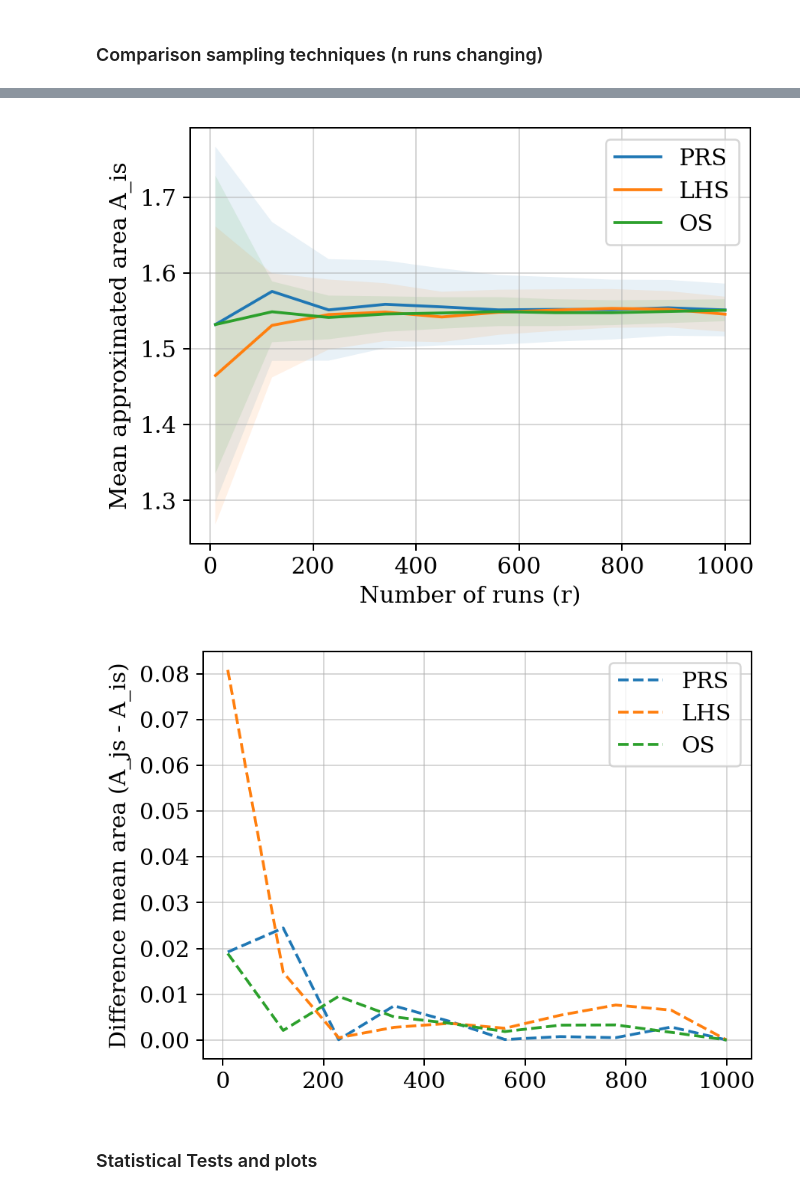
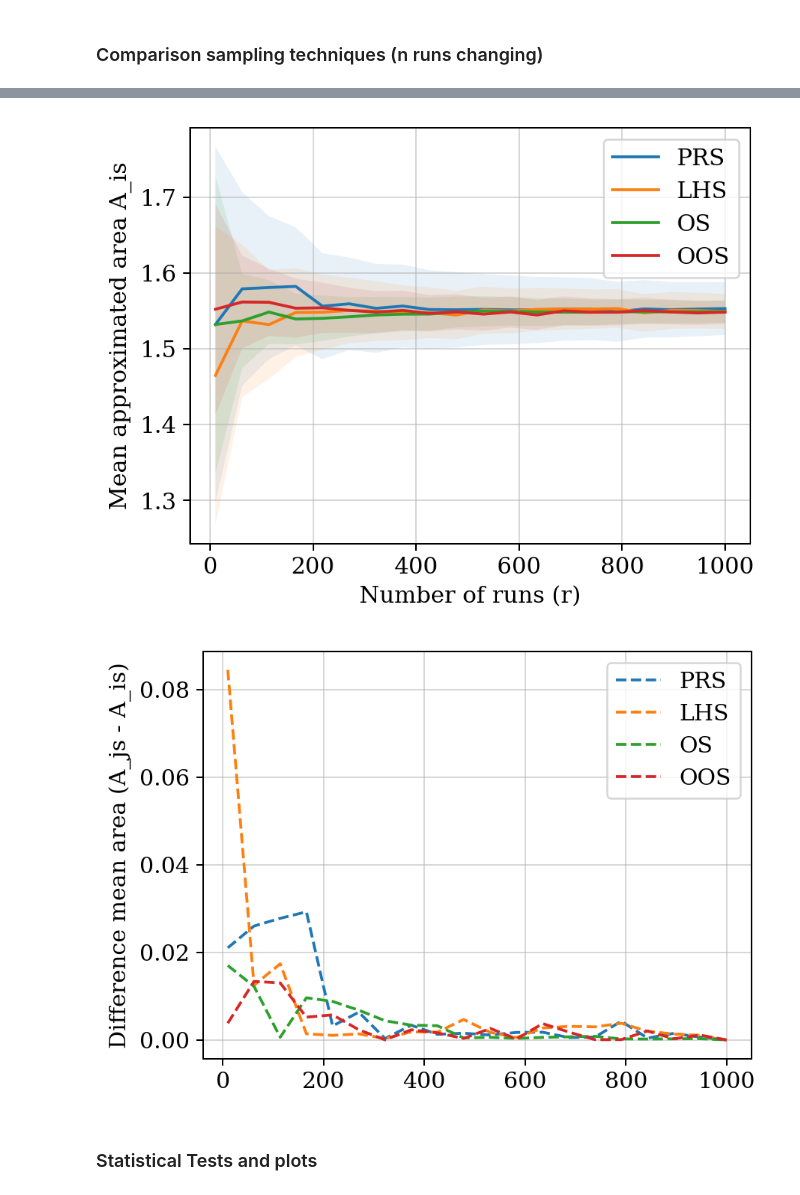
Before and after one commit to soudy/stoch-simulation-assignment1, a Jupyter notebook: notebooks/Mandelbrot_Monte_Carlo.ipynb, the cells around one changed output, grey strips where cells are left out. Saved outputs shown, nothing was run; the diff lists cells and outputs as text; code cells hidden in the pictures.

```diff
--- a/notebooks/Mandelbrot_Monte_Carlo.ipynb
+++ b/notebooks/Mandelbrot_Monte_Carlo.ipynb
@@ -218,7 +218,7 @@ def N_iter(S_fix, I_fix, sampling_method):
     manager = mp.Manager()
 
     Approx_areas_list = manager.dict()
-    runs_size_range = np.linspace(10,1000, 10, dtype = int)
+    runs_size_range = np.linspace(10,1000, 20, dtype = int)
     work_queue = mp.Queue()
 
     for runs_size in runs_size_range:
@@ -245,8 +245,8 @@ def N_iter(S_fix, I_fix, sampling_method):
 
 
 
-def Plotter_N(Dic_PRS, Dic_LHS, Dic_OS):
-    Sampling_methods = [Dic_PRS, Dic_LHS, Dic_OS]
+def Plotter_N(Dic_PRS, Dic_LHS, Dic_OS, Dic_OOS):
+    Sampling_methods = [Dic_PRS, Dic_LHS, Dic_OS, Dic_OOS]
     fig,ax = plt.subplots(figsize=(5.25, 4))
     fig2,ax2 = plt.subplots(figsize=(5.25, 4))
     run_size_range = list(Dic_PRS.keys())
@@ -273,7 +273,7 @@ def Plotter_N(Dic_PRS, Dic_LHS, Dic_OS):
 
 
 
-    ax.legend(["PRS", "LHS", "OS"]), ax2.legend(["PRS", "LHS", "OS"])
+    ax.legend(["PRS", "LHS", "OS", "OOS"]), ax2.legend(["PRS", "LHS", "OS", "OOS"])
     ax.grid(alpha=0.5), ax2.grid(alpha=0.5)
     #ax.set_ylim(1.495, 1.517)
     #ax2.set_ylim(0, 0.005)
@@ -428,11 +432,15 @@ shelf = shelve.open("Final_arrays_simulations/R_iter")
 Dic_PRS = shelf["Dic_PRS"]
 Dic_LHS = shelf["Dic_LHS"]
 Dic_OS = shelf["Dic_OS"]
+Dic_OOS = shelf["Dic_OOS"]
+
 Dic_PRS_bad = shelf["Dic_PRS_10^2"]
 Dic_LHS_bad = shelf["Dic_LHS_10^2"]
 Dic_OS_bad = shelf["Dic_OS_10^2"]
+Dic_OOS_bad = shelf["Dic_OOS_10^2"]
+
 shelf.close()
 # %%
-Plotter_N(Dic_PRS, Dic_LHS, Dic_OS)
-Plotter_N(Dic_PRS_bad, Dic_LHS_bad, Dic_OS_bad)
+Plotter_N(Dic_PRS, Dic_LHS, Dic_OS, Dic_OOS)
+Plotter_N(Dic_PRS_bad, Dic_LHS_bad, Dic_OS_bad, Dic_OOS_bad)
 # %% [output]
@@ -441,5 +449,5 @@ Plotter_N(Dic_PRS_bad, Dic_LHS_bad, Dic_OS_bad)
-[figure, old version]
+[figure, new version]
-[figure, old version]
+[figure, new version]
 # %% [markdown]
 ### Statistical Tests and plots
 # %%
```
Also changed, not shown: parts of 5 cells of this notebook, 3 other files.
